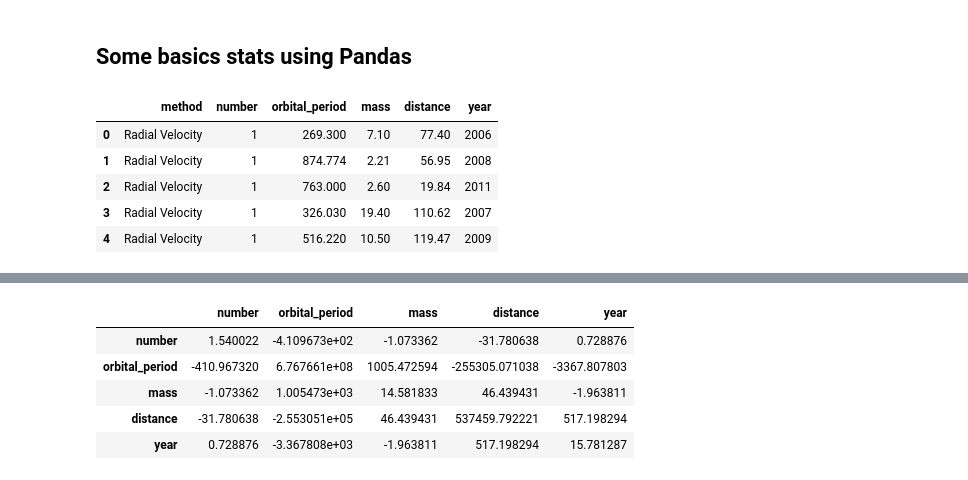
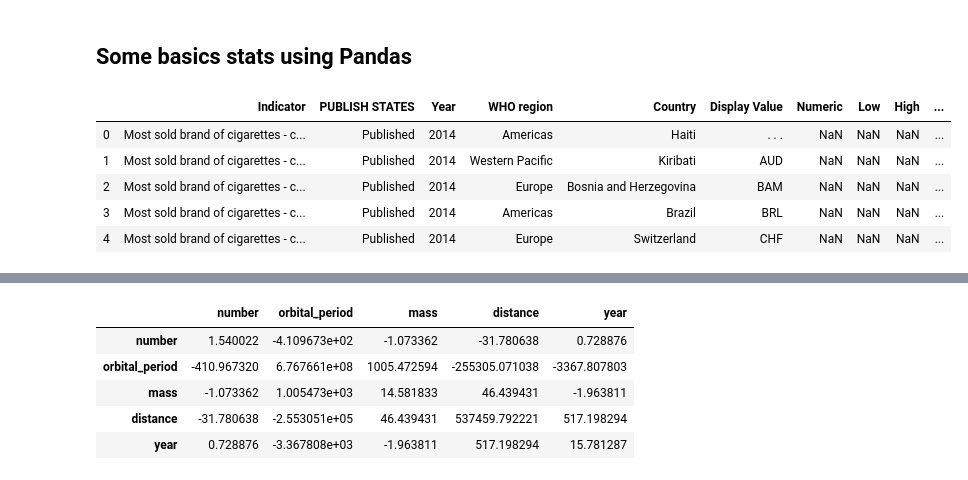
Before and after one commit to crishernandezmaps/python_training, a Jupyter notebook: pandas_03.ipynb, the cells around one changed output, grey strips where cells are left out. Saved outputs shown, nothing was run; the diff lists cells and outputs as text; code cells hidden in the pictures.

```diff
--- a/pandas_03.ipynb
+++ b/pandas_03.ipynb
@@ -22,12 +24,13 @@ import matplotlib.pyplot as plt
 # %%
 # We called datasets included in Seaborn library
 # 'load_dataset' parse data as a Dataframe
-df = sns.load_dataset('planets')
+#df = sns.load_dataset('planets')
+df = pd.read_csv('https://raw.githubusercontent.com/crishernandezmaps/python_training/master/data/tobacco.csv',sep=',')
 df.head()
 # %% [output]
-|  | method | number | orbital_period | mass | distance | year |
-| 0 | Radial Velocity | 1 | 269.300 | 7.10 | 77.40 | 2006 |
-| 1 | Radial Velocity | 1 | 874.774 | 2.21 | 56.95 | 2008 |
-| 2 | Radial Velocity | 1 | 763.000 | 2.60 | 19.84 | 2011 |
-| 3 | Radial Velocity | 1 | 326.030 | 19.40 | 110.62 | 2007 |
-| 4 | Radial Velocity | 1 | 516.220 | 10.50 | 119.47 | 2009 |
+|  | Indicator | PUBLISH STATES | Year | WHO region | Country | Display Value | Numeric | Low | High | ... |
+| 0 | Most sold brand of cigarettes - c... | Published | 2014 | Americas | Haiti | . . . | NaN | NaN | NaN | ... |
+| 1 | Most sold brand of cigarettes - c... | Published | 2014 | Western Pacific | Kiribati | AUD | NaN | NaN | NaN | ... |
+| 2 | Most sold brand of cigarettes - c... | Published | 2014 | Europe | Bosnia and Herzegovina | BAM | NaN | NaN | NaN | ... |
+| 3 | Most sold brand of cigarettes - c... | Published | 2014 | Americas | Brazil | BRL | NaN | NaN | NaN | ... |
+| 4 | Most sold brand of cigarettes - c... | Published | 2014 | Europe | Switzerland | CHF | NaN | NaN | NaN | ... |
```
Also changed, not shown: parts of 7 cells of this notebook, 10 other files.
